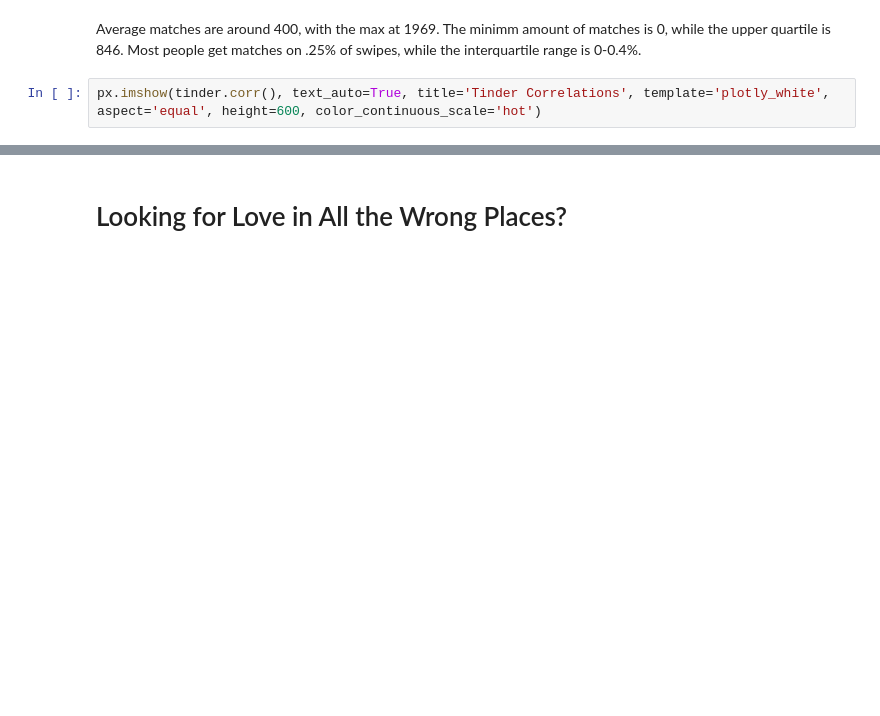
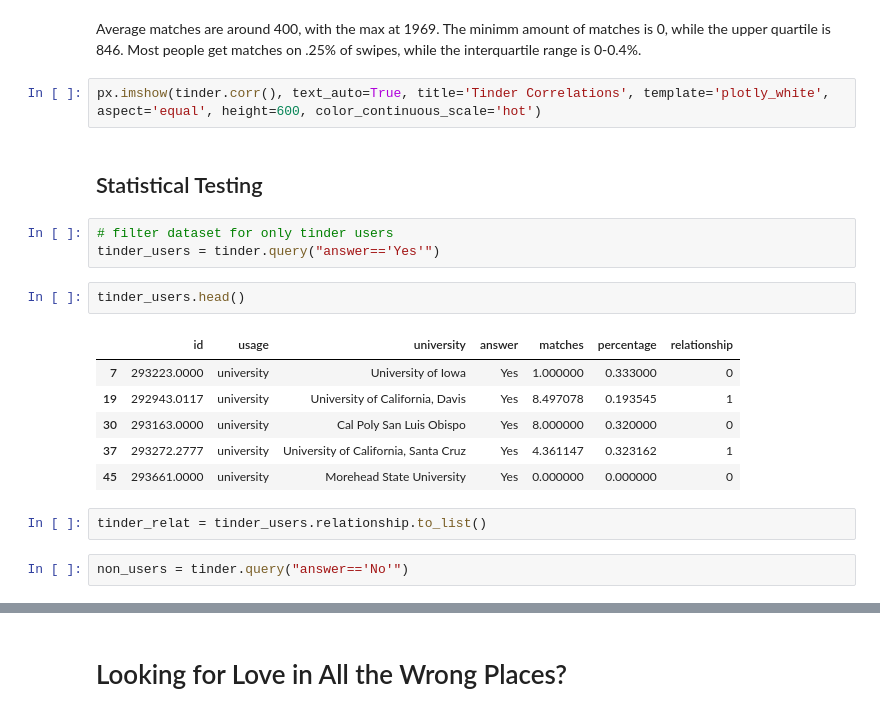
Before and after one commit to jodiambra/Code-Pudding-2, a Jupyter notebook: tinder.ipynb, the cells around one changed output, grey strips where cells are left out. Saved outputs shown, nothing was run; the diff lists cells and outputs as text; blank space fills up the shorter version.

Commit message:
add hypothesis testing

```diff
--- a/tinder.ipynb
+++ b/tinder.ipynb
@@ -345,3 +320,21 @@ for column in columns:
 Average matches are around 400, with the max at 1969. The minimm amount of matches is 0, while the upper quartile is 846. Most people get matches on .25% of swipes, while the interquartile range is 0-0.4%.
 # %%
 px.imshow(tinder.corr(), text_auto=True, title='Tinder Correlations', template='plotly_white', aspect='equal', height=600, color_continuous_scale='hot')
+# %% [markdown]
+## Statistical Testing
+# %%
+# filter dataset for only tinder users
+tinder_users = tinder.query("answer=='Yes'")
+# %%
+tinder_users.head()
+# %% [output]
+|  | id | usage | university | answer | matches | percentage | relationship |
+| 7 | 293223.0000 | university | University of Iowa | Yes | 1.000000 | 0.333000 | 0 |
+| 19 | 292943.0117 | university | University of California, Davis | Yes | 8.497078 | 0.193545 | 1 |
+| 30 | 293163.0000 | university | Cal Poly San Luis Obispo | Yes | 8.000000 | 0.320000 | 0 |
+| 37 | 293272.2777 | university | University of California, Santa Cruz | Yes | 4.361147 | 0.323162 | 1 |
+| 45 | 293661.0000 | university | Morehead State University | Yes | 0.000000 | 0.000000 | 0 |
+# %%
+tinder_relat = tinder_users.relationship.to_list()
+# %%
+non_users = tinder.query("answer=='No'")
```
Also changed, not shown: parts of 24 cells of this notebook, 3 other files.
